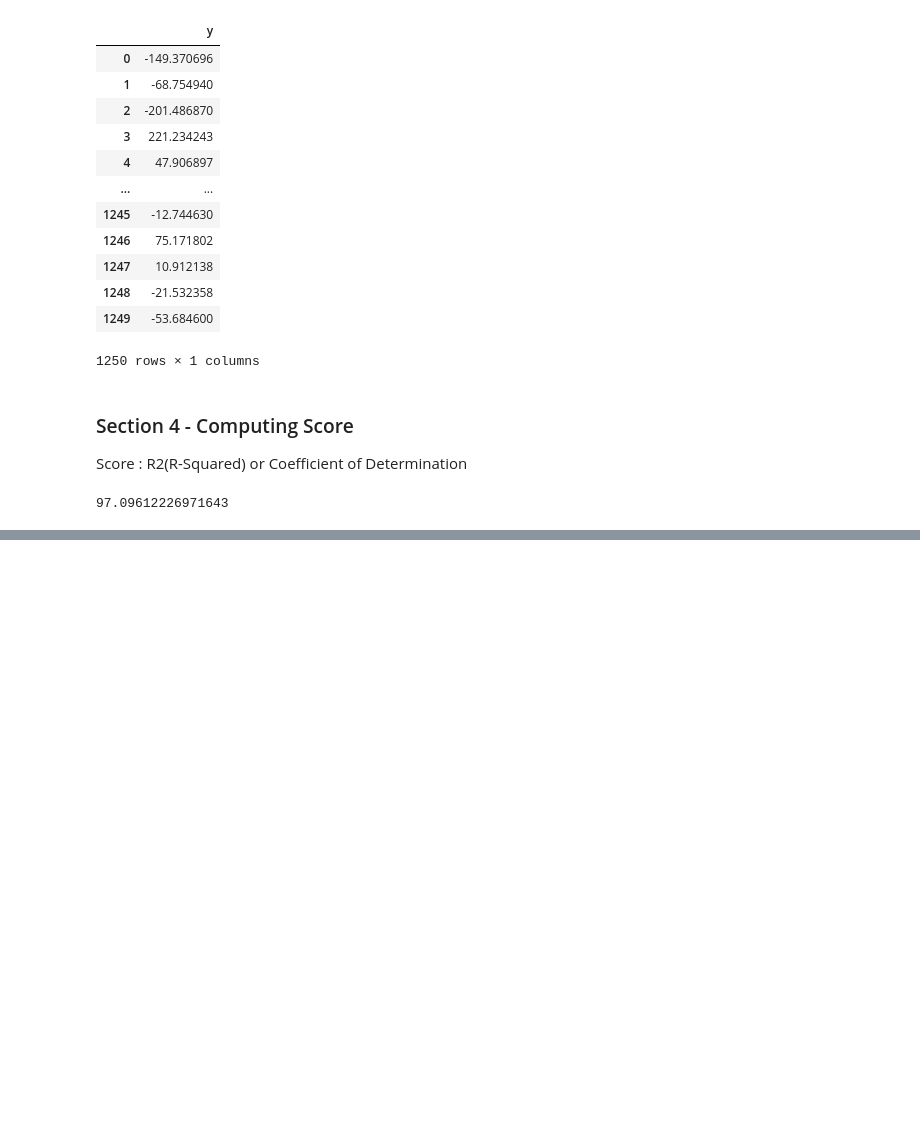
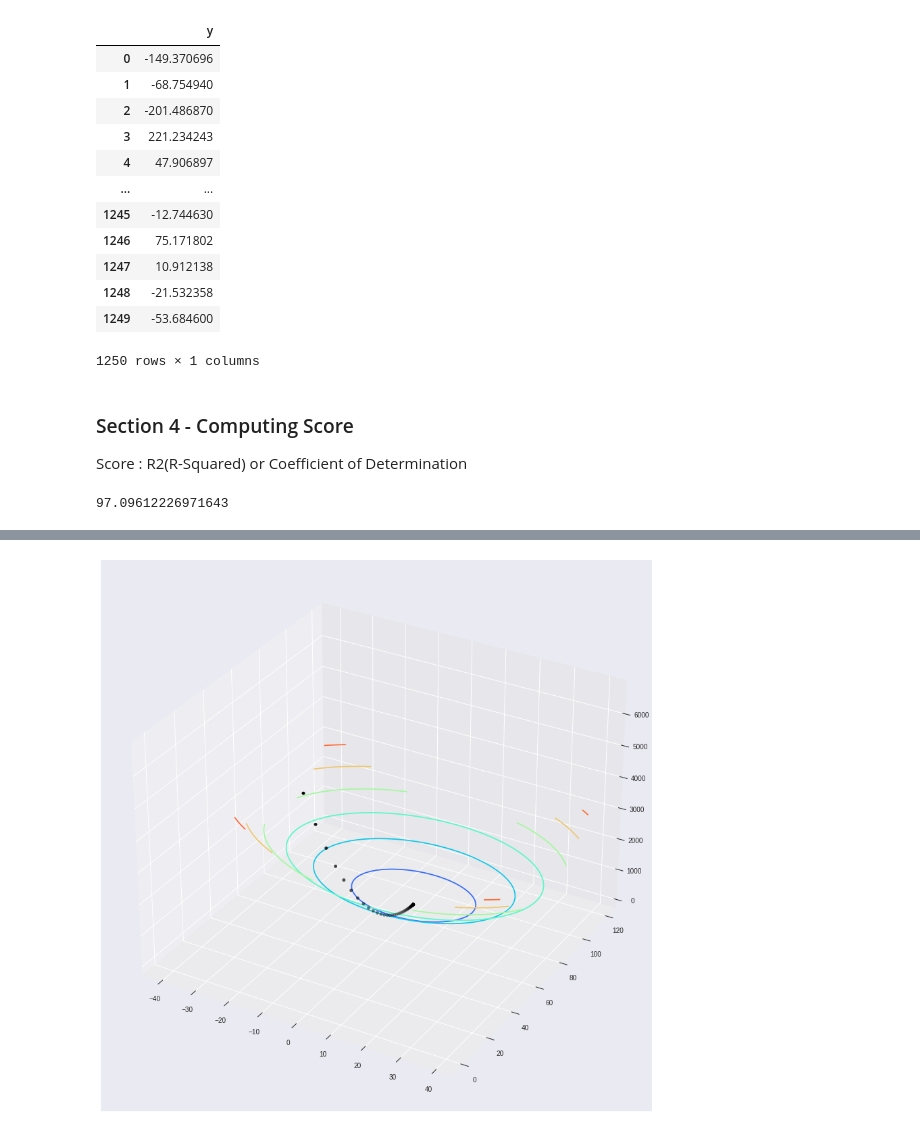
Before and after one commit to imraghavagr/Machine-Learning-from-scratch, a Jupyter notebook: 01. Linear Regression/03. example1.ipynb, the cells around one changed output, grey strips where cells are left out. Saved outputs shown, nothing was run; the diff lists cells and outputs as text; code cells hidden in the pictures; blank space fills up the shorter version.

```diff
--- a/01. Linear Regression/03. example1.ipynb
+++ b/01. Linear Regression/03. example1.ipynb
@@ -191,0 +277,12 @@ r2_score(y,y_)
+# %%
+fig = plt.figure(figsize=(15,15))
+
+#below axes object will give me 3d plot
+axes = fig.gca(projection='3d')
+##x,y,z
+axes.contour(T0,T1,J,cmap = 'rainbow')
+axes.scatter(theta_list[:,0],theta_list[:,1],error_list,marker= "o",c='black')
+
+plt.show()
+# %% [output]
+[figure, added]
```
Also changed, not shown: parts of 16 cells of this notebook.
